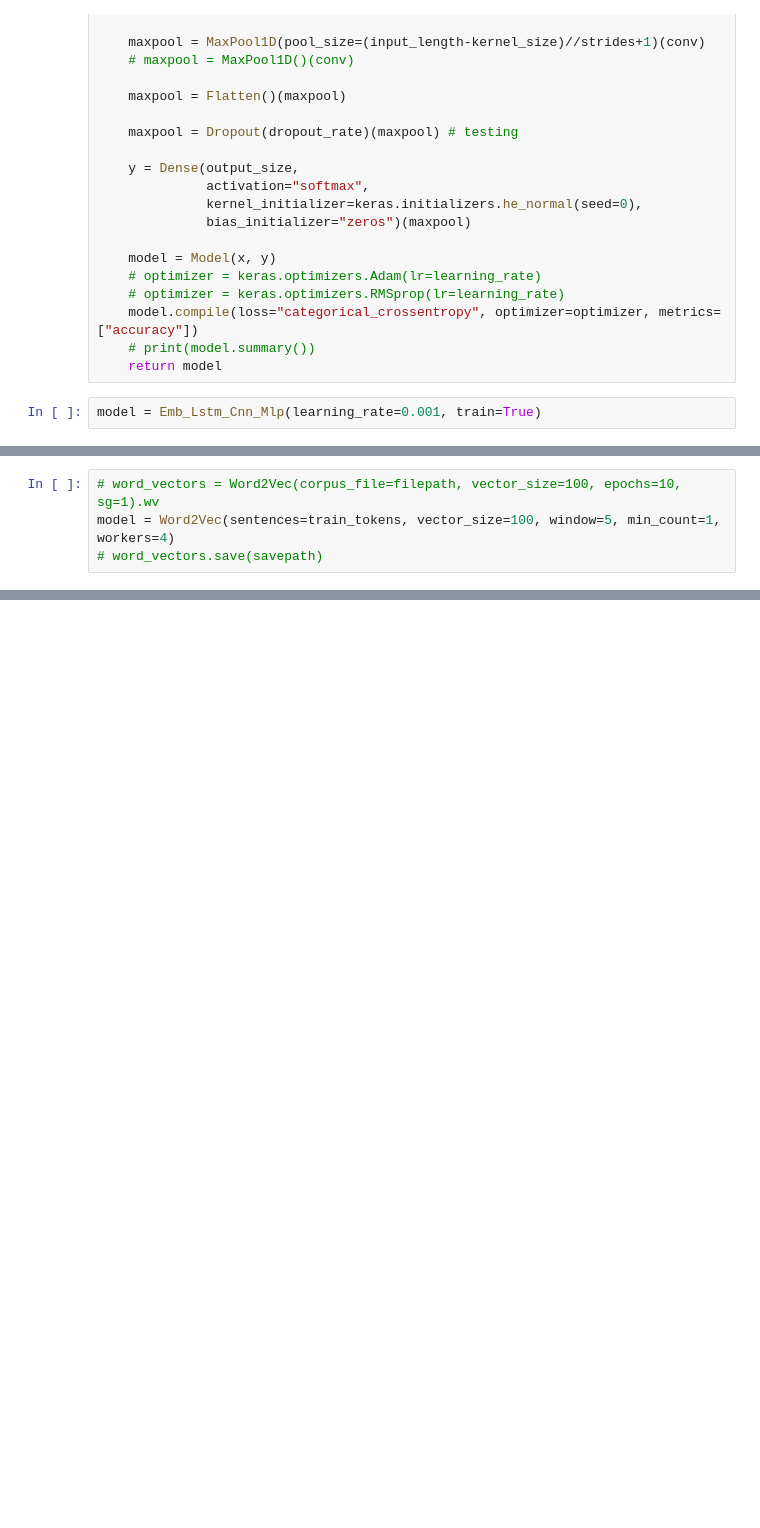
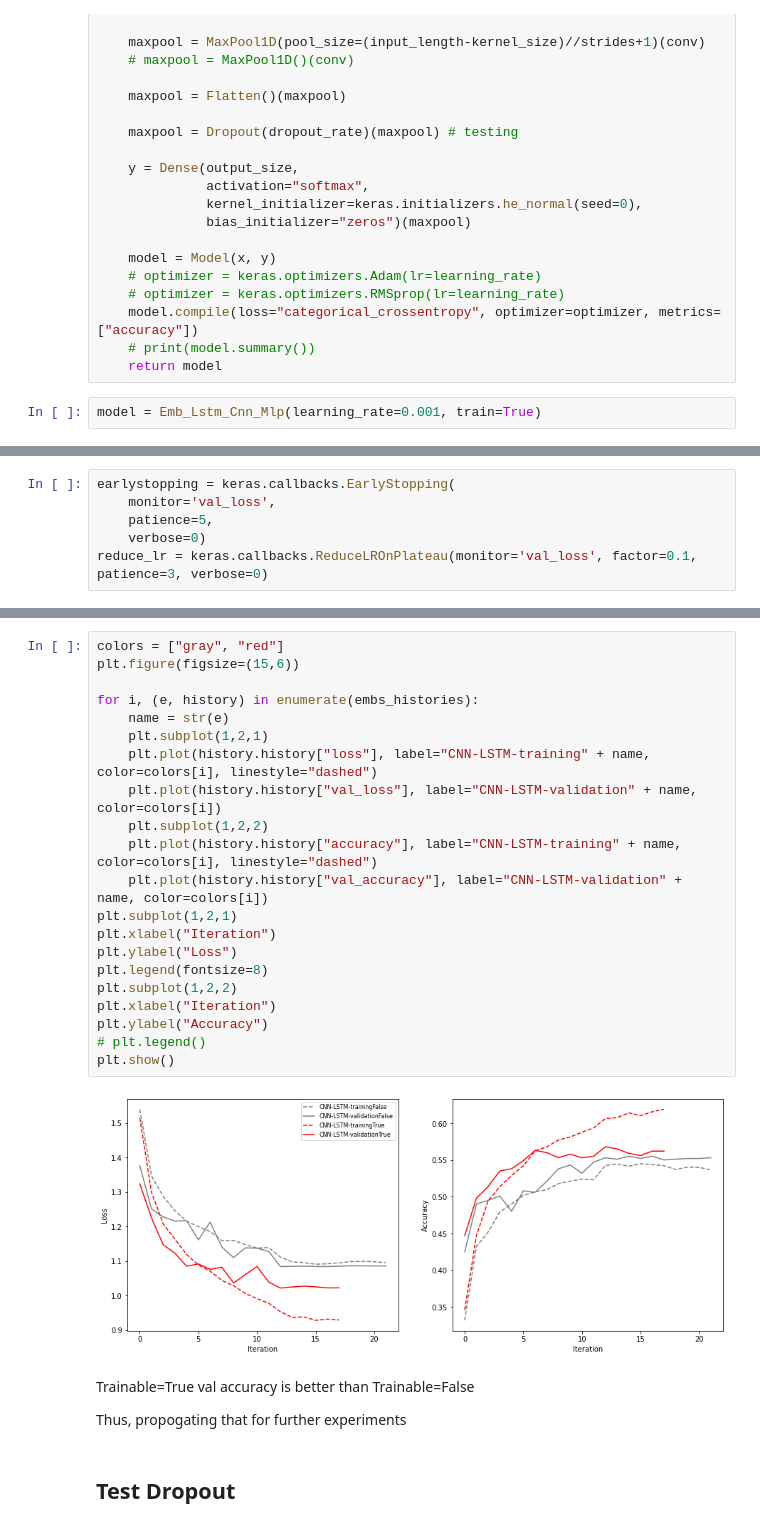
Before and after one commit to nikhilnanda21/yelp-is-all-you-need, a Jupyter notebook: Project1/4332_P1_RNN.ipynb, the cells around one changed output, grey strips where cells are left out. Cells and saved outputs as stored; diff of their text form; blank space fills up the shorter version.

Commit message:
could not get more than 0.601 using the lstm + cnn model

```diff
--- a/Project1/4332_P1_RNN.ipynb
+++ b/Project1/4332_P1_RNN.ipynb
@@ -985,4 +966,0 @@ savepath = os.path.join("models", "word2vec.model")
-# %%
-# word_vectors = Word2Vec(corpus_file=filepath, vector_size=100, epochs=10, sg=1).wv
-model = Word2Vec(sentences=train_tokens, vector_size=100, window=5, min_count=1, workers=4)
-# word_vectors.save(savepath)
@@ -1020,0 +969,6 @@ KeyboardInterrupt: ignored
+# %%
+earlystopping = keras.callbacks.EarlyStopping(
+    monitor='val_loss',
+    patience=5,
+    verbose=0)
+reduce_lr = keras.callbacks.ReduceLROnPlateau(monitor='val_loss', factor=0.1, patience=3, verbose=0)
@@ -1020,0 +1015,29 @@ KeyboardInterrupt: ignored
+# %%
+colors = ["gray", "red"]
+plt.figure(figsize=(15,6))
+
+for i, (e, history) in enumerate(embs_histories):
+    name = str(e)
+    plt.subplot(1,2,1)
+    plt.plot(history.history["loss"], label="CNN-LSTM-training" + name, color=colors[i], linestyle="dashed")
+    plt.plot(history.history["val_loss"], label="CNN-LSTM-validation" + name, color=colors[i])
+    plt.subplot(1,2,2)
+    plt.plot(history.history["accuracy"], label="CNN-LSTM-training" + name, color=colors[i], linestyle="dashed")
+    plt.plot(history.history["val_accuracy"], label="CNN-LSTM-validation" + name, color=colors[i])
+plt.subplot(1,2,1)
+plt.xlabel("Iteration")
+plt.ylabel("Loss")
+plt.legend(fontsize=8)
+plt.subplot(1,2,2)
+plt.xlabel("Iteration")
+plt.ylabel("Accuracy")
+# plt.legend()
+plt.show()
+# %% [output]
+[figure, added]
+# %% [markdown]
+Trainable=True val accuracy is better than Trainable=False
+
+Thus, propogating that for further experiments
+# %% [markdown]
+## Test Dropout
```
Also changed, not shown: parts of 50 cells of this notebook.
